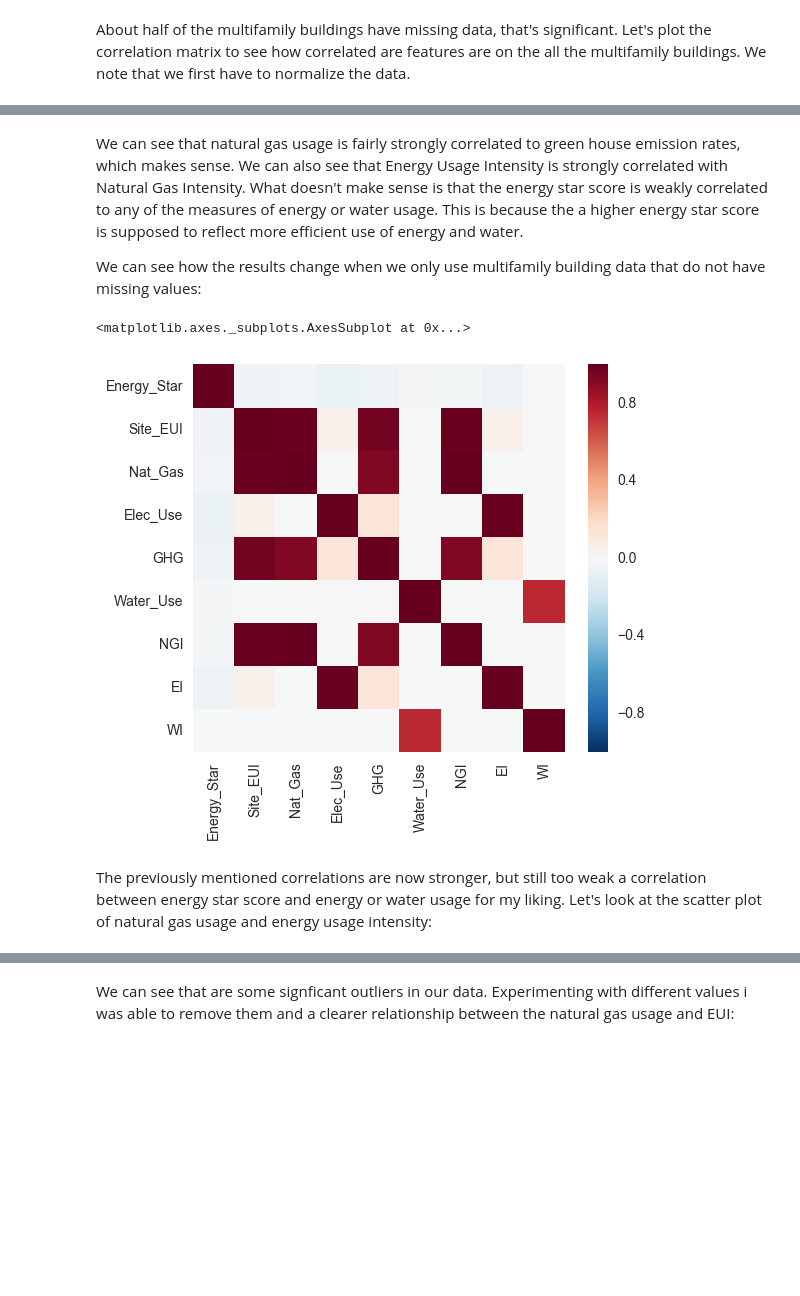
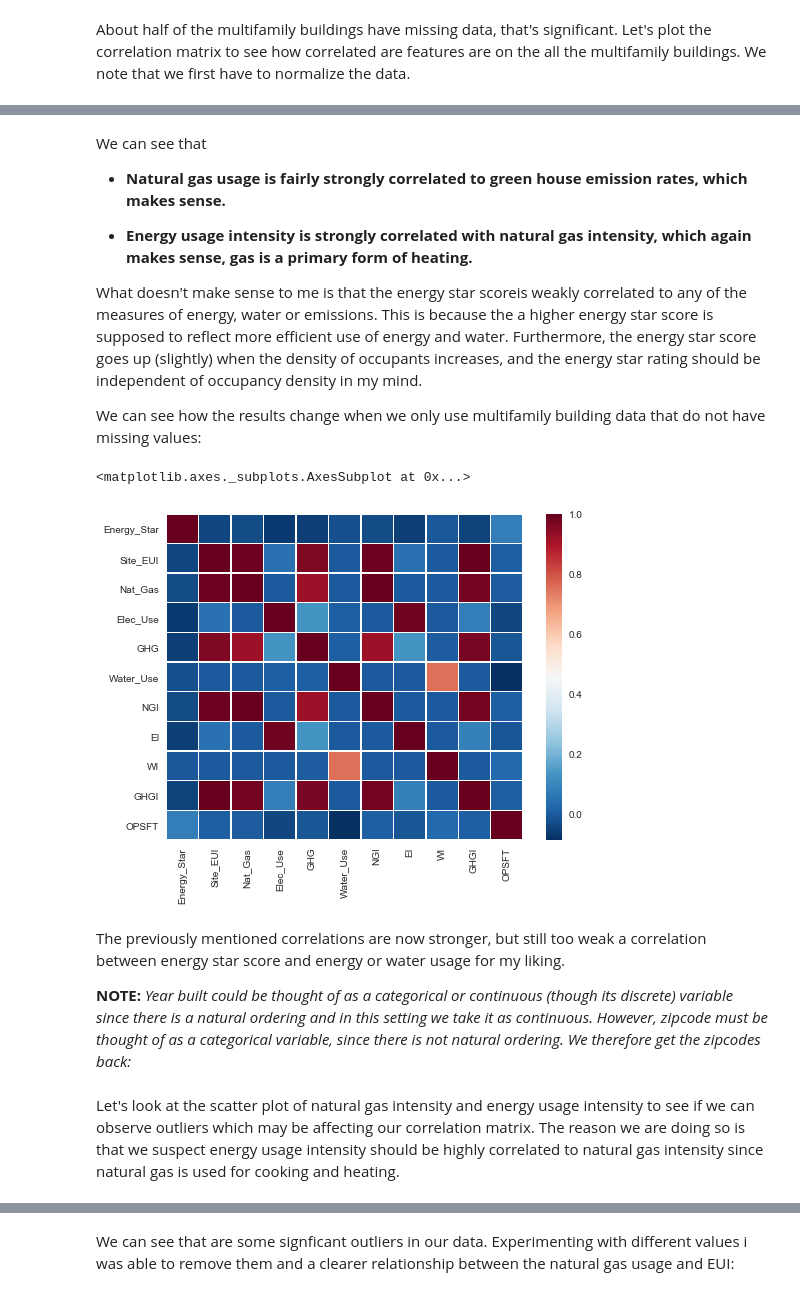
Before and after one commit to mdh266/NYCBuildingEnergyUse, a Jupyter notebook: Local_Law_84_Analysis.ipynb, the cells around one changed output, grey strips where cells are left out. Saved outputs shown, nothing was run; the diff lists cells and outputs as text; code cells hidden in the pictures; blank space fills up the shorter version.

```diff
--- a/Local_Law_84_Analysis.ipynb
+++ b/Local_Law_84_Analysis.ipynb
@@ -36,10 +42,19 @@ As mentioned before this data was rather messy, I created functions to clean the
 # %%
-## import pandas as pd
+import pandas as pd
 import matplotlib.pyplot as plt
 import seaborn as sns
 %matplotlib inline
-from Cleaning_Functions import *
-from Plotting_Functions import *
+sns.set()
+from Cleaning_Functions import (initial_clean,
+                                convert_GeoPandas_to_Bokeh_format,
+                                group_property_types)
 
-df_2016 = pd.read_excel("nyc_benchmarking_disclosure_data_reported_in_2016.xlsx")
+from Plotting_Functions import plot_years_built, make_interactive_cloropleth_map
+
+# Here we specifify a few data types as integers while reading in the Excel
+df_2016 = pd.read_excel("data/nyc_benchmarking_disclosure_data_reported_in_2016.xlsx",
+                       converters={'Street Number':int,
+                                   'Zip Code':int,
+                                   'Year Build':int,
+                                   'ENERGY STAR Score':int})
 # %% [markdown]
@@ -285,15 +300,14 @@ We can see again, large variations in the energy data, with most of it being bet
 
 Now let's take a look at how the performance features relate to by plotting the correlation matrix. But first since we have so much missing data, let's take at the total number of multifamily buildings and the number of multifamily buildings without missing data.
 # %%
-cols_to_drop = ['BBL','BINs','Street_Number','Street_Name',
-                'Zip_Code', 'Borough','Benchmarking_Status',
-                'Property_Type', 'Occupancy']
+cols_to_drop = ['BBL','BINs','Street_Number','Street_Name', 'Occupancy',
+                'Borough','Benchmarking_Status','Property_Type']
 
 X = Multifamily_Buildings.drop(cols_to_drop,axis=1)
 X_clean = X.dropna()
 
-print "Total Multifamily Buildings: " + str(X.shape[0])
-print "Total Multifamily Buildings without missing data: " + str(X_clean.shape[0])
+print("Total Multifamily Buildings: {}".format(X.shape[0]))
+print("Total Multifamily Buildings without missing data: {}".format(X_clean.shape[0]))
 # %% [output]
 Total Multifamily Buildings: 8699
 Total Multifamily Buildings without missing data: 4407
@@ -309,13 +327,24 @@ sns.heatmap(X_s.corr())
 # %% [markdown]
-We can see that natural gas usage is fairly strongly correlated to green house emission rates, which makes sense.  We can also see that Energy Usage Intensity is strongly correlated with Natural Gas Intensity.  What doesn't make sense is that the energy star score is weakly correlated to any of the measures of energy or water usage.  This is because the a higher energy star score is supposed to reflect more efficient use of energy and water.
+We can see that
+- **Natural gas usage is fairly strongly correlated to green house emission rates, which makes sense.**
+
+
+- **Energy usage intensity is strongly correlated with natural gas intensity, which again makes sense, gas is a primary form of heating.**
+
+What doesn't make sense to me is that the energy star scoreis weakly correlated to any of the measures of energy, water or emissions.  This is because the a higher energy star score is supposed to reflect more efficient use of energy and water.  Furthermore, the energy star score goes up (slightly) when the density of occupants increases, and the energy star rating should be independent of occupancy density in my mind.
 
 We can see how the results change when we only use multifamily building data that do not have missing values:
 # %%
-fig, ax = plt.subplots(figsize=(6,5))
 X_s_clean = (X_clean - X_clean.mean())/X_clean.std()
-sns.heatmap(X_s_clean.corr())
+fig, ax = plt.subplots(figsize=(8,6))
+sns.heatmap(X_s_clean.corr(),
+            linewidths=.5,
+            cmap="RdBu_r")
 # %% [output]
 <matplotlib.axes._subplots.AxesSubplot at 0x...>
-[figure, old version]
+[figure, new version]
-# %% [markdown]
-The previously mentioned correlations are now stronger, but still too weak a correlation between energy star score and energy or water usage for my liking.  Let's look at the scatter plot of natural gas usage and energy usage intensity:
+# %% [markdown]
+The previously mentioned correlations are now stronger, but still too weak a correlation between energy star score and energy or water usage for my liking.
+
+
+**NOTE:** *Year built could be thought of as a categorical or continuous (though its discrete) variable since there is a natural ordering and in this setting we take it as continuous.  However, zipcode must be thought of as a categorical variable, since there is not natural ordering.  We therefore get the zipcodes back:*
@@ -322 +356,3 @@ The previously mentioned correlations are now stronger, but still too weak a cor
+# %% [markdown]
+Let's look at the scatter plot of natural gas intensity and energy usage intensity to see if we can observe outliers which may be affecting our correlation matrix.  The reason we are doing so is that we suspect energy usage intensity should be highly correlated to natural gas intensity since natural gas is used for cooking and heating.
 # %%
```
Also changed, not shown: parts of 88 cells of this notebook, 5 other files.
